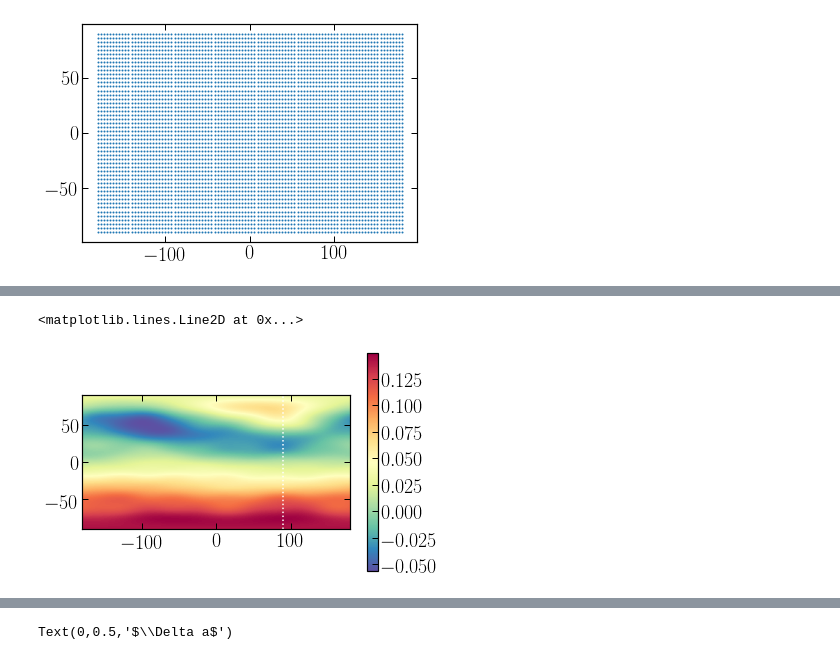
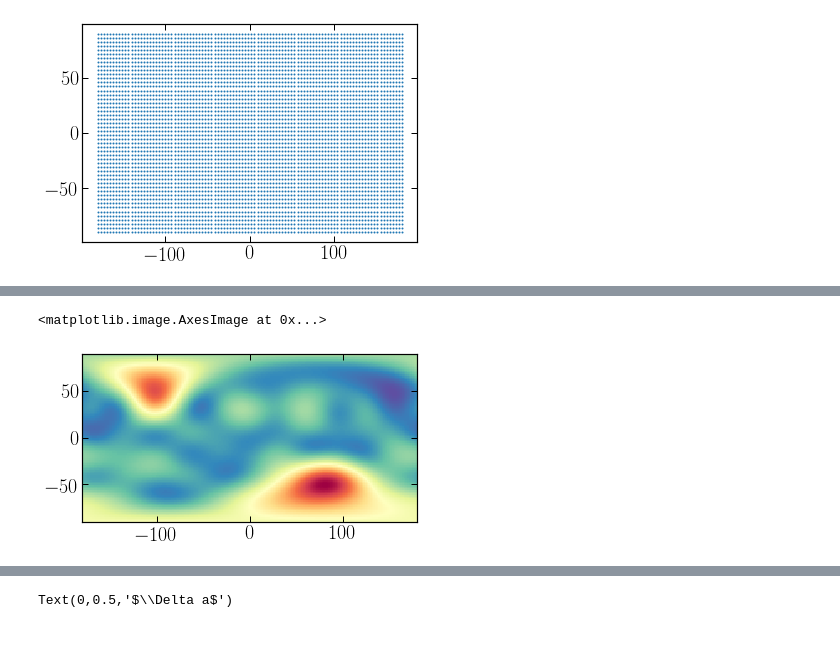
Before and after one commit to jngaravitoc/MW-LMC-SCF, a Jupyter notebook: notebooks/wake_acceleration_field.ipynb, the cells around one changed output, grey strips where cells are left out. Cells and saved outputs as stored; diff of their text form; code cells hidden in the pictures.

Commit message:
acceleration plots

```diff
--- a/notebooks/wake_acceleration_field.ipynb
+++ b/notebooks/wake_acceleration_field.ipynb
@@ -157,6 +157,9 @@ def eval_bfe_spherical_grid(n_points, rmin, rmax, dr, S1, T1, rs, S2=0, T2=0, sh
     #r2 = np.sqrt(xyz[:,0]**2 + xyz[:,1]**2 + xyz[:,2]**2)
     return r, a_r1
 # %%
-l4 = np.linspace(-180, 180, 100)
-b4 = np.linspace(-90, 90, 50)
+l4 = np.linspace(-180, 180, 200)
+b4 = np.linspace(-90, 90, 100)
 L4, B4 = np.meshgrid(l4, b4)
+Q4 = coord.Galactocentric(lon=L4*u.deg, lat=B4*u.deg, distance=50*u.kpc, representation='spherical')
+c1 = Q4.cartesian
+xyz = np.ascontiguousarray(np.array([c1.x.flatten(), c1.y.flatten(), c1.z.flatten()]).T)
@@ -210,0 +197,15 @@ S_mw, T_mw, N_mw = smooth_coeff(coeff_mw_path, covmat_mw_path, 0, 10, 20, 20, 20
+# %%
+covmat_lmc_path = '../data/interim/BFE/MWLMC3/bfe_LMC3_bound_b0_covmat_sample_'
+coeff_lmc_path = '../data/interim/BFE/MWLMC3/bfe_LMC3_bound_b0_coeff_sample_'
+
+covmat_mw_path = '../data/interim/BFE/MWLMC3/bfe_MW_81_MWLMC3_bound_b1_covmat_sample_'
+coeff_mw_path =  '../data/interim/BFE/MWLMC3/bfe_MW_81_MWLMC3_bound_b1_coeff_sample_'
+
+covmat_mwlmc_path = '../data/interim/BFE/MWLMC3/bfe_MWLMC_unbound_81_MWLMC3_100M_new_b1_covmat_sample_'
+coeff_mwlmc_path =  '../data/interim/BFE/MWLMC3/bfe_MWLMC_unbound_81_MWLMC3_100M_new_b1_coeff_sample_'
+
+mass = 1.577212515257997438e-06
+# %%
+S_mw, T_mw, N_mw = smooth_coeff(coeff_mw_path, covmat_mw_path, 0, 9, 20, 20, 20, 6, mass, snap=90, sn_out=0)
+S_lmc, T_lmc, N_lmc = smooth_coeff(coeff_lmc_path, covmat_lmc_path, 0, 9, 20, 20, 20, 6, mass, snap=90, sn_out=0)
+S_mwlmc, T_mwlmc, N_mwlmc = smooth_coeff(coeff_lmc_path, covmat_lmc_path, 0, 9, 20, 20, 20, 6, mass, snap=90, sn_out=0)
@@ -229,3 +243,6 @@ rho_ref = biff.density(xyz, S_mw_ref, T_mw_ref, M=1, r_s=rs)
+# %%
+rho_mwlmc = biff.density(xyz, S_mwlmc, T_mwlmc, M=1, r_s=10)
+a_mwlmc = biff.gradient(xyz, S_mwlmc, T_mwlmc, M=1, G=G_gadget, r_s=10)
 # %%
 ax = a1[:,0]
 ay = a1[:,1]
@@ -235,7 +262,6 @@ ar, at, ap = Cuadrant4.vel_cartesian_to_galactic(xyz, a1)
 # %%
-imshow(((rho-rho_ref)/rho_ref).reshape(50, 100), interpolation='Gaussian', extent=[-180, 180, -90, 90], cmap='Spectral_r')
-colorbar()
-axvline(90, c='w', ls=':')
+imshow(((rho_mwlmc)).reshape(100, 200), extent=[-180, 180, -90, 90],
+                 cmap='Spectral_r', origin='lower')
 # %% [output]
-<matplotlib.lines.Line2D at 0x...>
+<matplotlib.image.AxesImage at 0x...>
-[figure, old version]
+[figure, new version]
```
Also changed, not shown: parts of 26 cells of this notebook.
